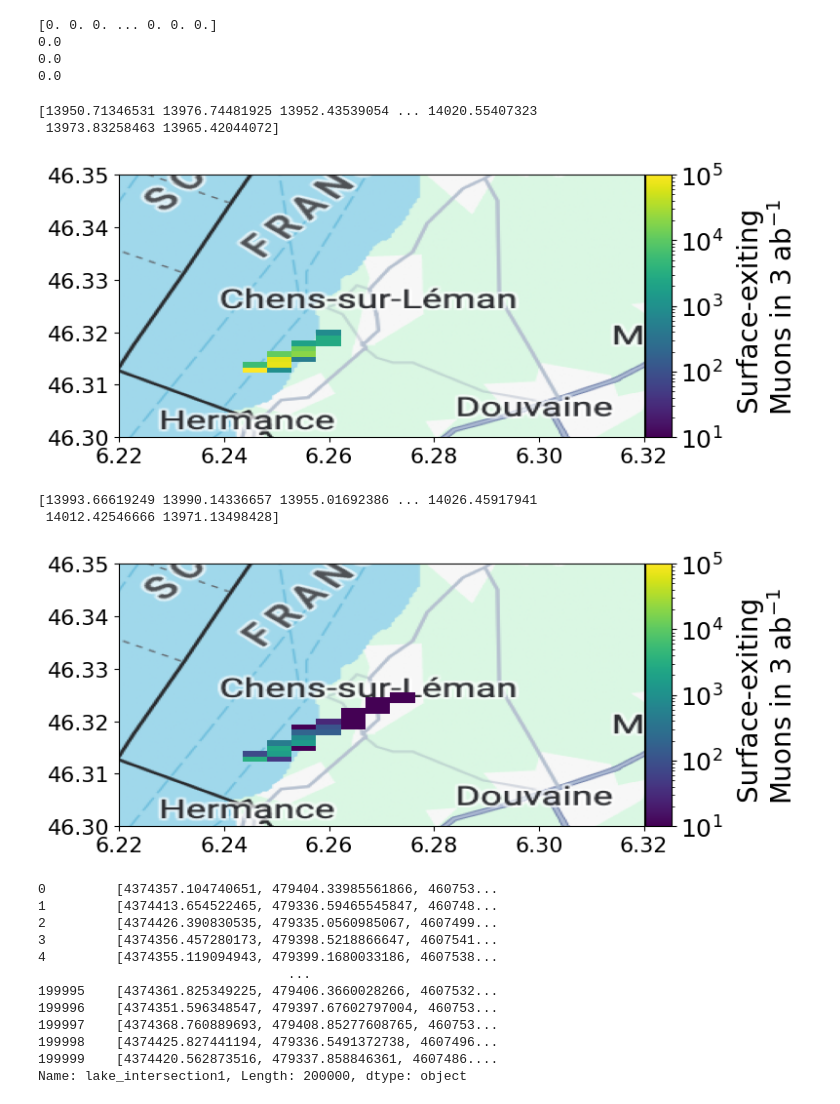
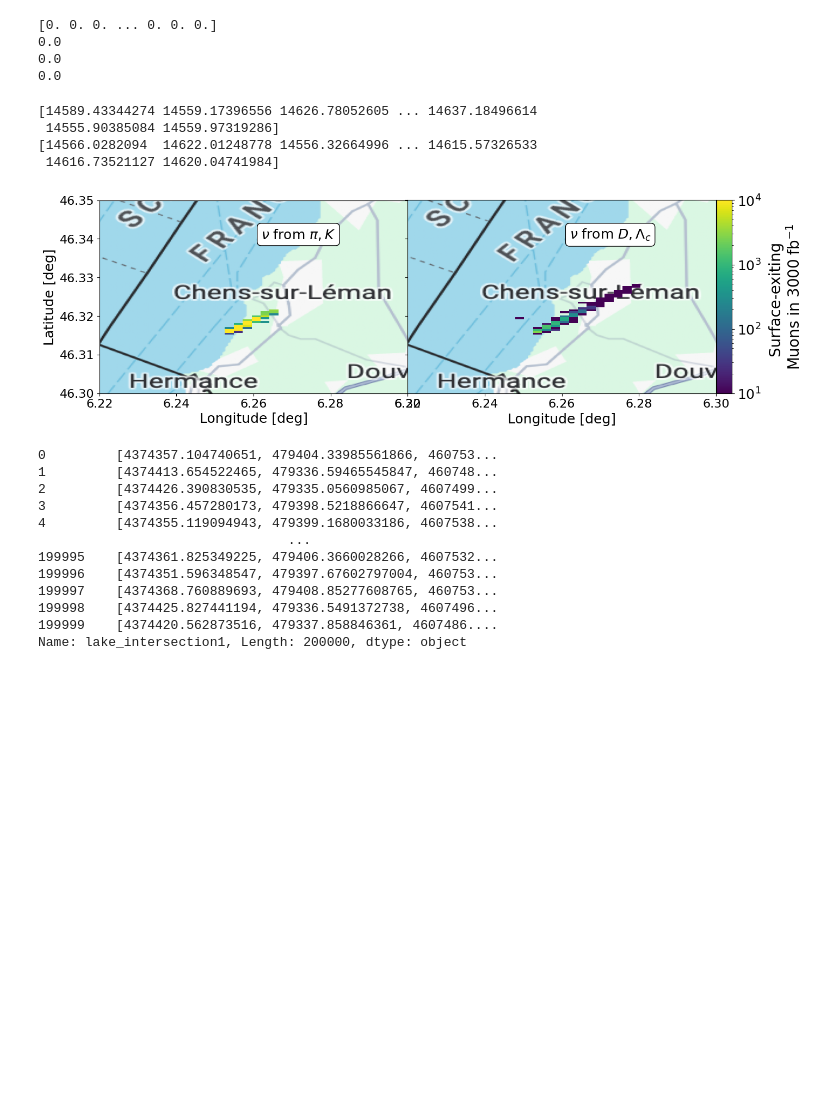
Before and after one commit to nickkamp1/Lake_Geneva_Neutrinos, a Jupyter notebook: MuonSimulation.ipynb, the cells around one changed output. Cells and saved outputs as stored; diff of their text form; code cells hidden in the pictures; blank space fills up the shorter version.

```diff
--- a/MuonSimulation.ipynb
+++ b/MuonSimulation.ipynb
@@ -37,8 +37,8 @@ plt.show()
 # %% [output]
 [figure]
 # %%
-light_simulation = MuonSimulation('Data/MuonSimulation/LHCb_LHC13_QGSJET_light_lake_CC_14000_100.parquet')
-charm_simulation = MuonSimulation('Data/MuonSimulation/LHCb_LHC13_BDGJKR_charm_lake_CC_14000_100.parquet')
+light_simulation = MuonSimulation('Data/MuonSimulation/LHCb_LHC13_QGSJET_light_lake_CC_14602_100.parquet')
+charm_simulation = MuonSimulation('Data/MuonSimulation/LHCb_LHC13_BDGJKR_charm_lake_CC_14602_100.parquet')
 Nl = np.sum(light_simulation.data["DIS_distance"]!=0)
 Nc = np.sum(charm_simulation.data["DIS_distance"]!=0)
 print(Nl,Nc)
@@ -247,59 +247,69 @@ for simulation in [light_simulation,charm_simulation]:
 # %%
 length_cut = 500
 rad_cut = 5
-detector_center = 14000
+detector_center = 14602
 
 def Xf(E,rho=1):
         return 1./(rho * 5e-4) * np.log(1 + 2e-3 * E)
+
+
+fig,ax = plt.subplots(1,2,sharey=True,figsize=(15,12),gridspec_kw={'width_ratios': [0.95, 1]})
+plt.subplots_adjust(wspace=0)
+
 
 for i,simulation in enumerate([light_simulation,charm_simulation]):
     lat_edges = [46.3,46.35]#[46.18,46.43]
     lon_edges = [6.22,6.45]#[5.99,6.45]
     muon_mask = abs(simulation.data["PDG"])==14
     muon_exits = np.array(list(simulation.data["lepton_surface_intersection_lat_long"][muon_mask]))
-    nbins = 50
+    nbins = 100
     nu_weights = np.array(simulation.data['nu_weight']*simulation.data['interaction_probability'])*20 # 3 ab^-1
     beamline_dist = np.array(simulation.data['DIS_distance']*simulation.data['uz'])
     nu_profile = np.array([simulation.data['DIS_distance']*simulation.data['ux'],
                            simulation.data['DIS_distance']*simulation.data['uy']]).T
     nu_radius = np.sqrt(np.sum(nu_profile**2,axis=-1))
     print(beamline_dist)
     nu_weights *= (np.logical_and(beamline_dist<(detector_center+(length_cut/2)),
                                  beamline_dist>(detector_center-(length_cut/2))))
     nu_weights *= nu_radius < rad_cut
     mu_distance = np.linalg.norm(np.array(list(simulation.data["lepton_surface_intersection"]-simulation.data["DIS_location"])),axis=-1)
     nu_weights *= mu_distance < Xf(simulation.data["E"],rho=2.7)
-    h = plt.hist2d(muon_exits[:,1],muon_exits[:,0],
+    h = ax[i].hist2d(muon_exits[:,1],muon_exits[:,0],
                    bins=(np.linspace(*lon_edges,nbins),np.linspace(*lat_edges,nbins)),
-                   norm=mcolors.LogNorm(vmin=1e1,vmax=1e5),
+                   norm=mcolors.LogNorm(vmin=1e1,vmax=1e4),
                    weights=nu_weights[muon_mask])
 
     img = plt.imread("Figures/GoogleMaps.png")
-    plt.imshow(img,extent=[5.99,6.45,46.18,46.43],aspect=1)
-    plt.xlim(*lon_edges)
-    plt.ylim(*lat_edges)
-    plt.xlim(6.22,6.32)
-    plt.ylim(46.3,46.35)
+    ax[i].imshow(img,extent=[5.99,6.45,46.18,46.43],aspect=1)
+    ax[i].set_xlim(*lon_edges)
+    ax[i].set_ylim(*lat_edges)
+    ax[i].set_xlim(6.22,6.3)
+    ax[i].set_ylim(46.3,46.35)
+    ax[i].set_xlabel('Longitude [deg]')
+    if i==0: ax[i].set_ylabel('Latitude [deg]')
+    ax[i].text(6.262,46.34,r"$\nu$ from $%s$"%("\pi,K" if i==0 else "D,\Lambda_c"),fontsize=18,bbox=dict(facecolor='white', edgecolor='black', boxstyle='round'))
+
 
 
     # create an axes on the right side of ax. The width of cax will be 5%
     # of ax and the padding between cax and ax will be fixed at 0.05 inch.
-    divider = make_axes_locatable(plt.gca())
-    cax = divider.append_axes("right", size="5%", pad=0.01)
-    cbar = plt.colorbar(h[3],cax=cax)
-    cbar.ax.tick_params(labelsize=18)  # set your label size here
-    cbar.set_label("Surface-exiting \nMuons in "+r"$3\;{\rm ab}^{-1}$",fontsize=20,labelpad=10)
-    plt.tight_layout()
-    plt.savefig("Figures/MuonSurfaceExitFromLakeDetector_%s.pdf"%("light" if i==0 else "charm"),dpi=100)
+    if i==1:
+        divider = make_axes_locatable(ax[i])
+        cax = divider.append_axes("right", size="5%", pad=0.01)
+        cbar = plt.colorbar(h[3],cax=cax)
+        cbar.ax.tick_params(labelsize=18)  # set your label size here
+        cbar.set_label("Surface-exiting \nMuons in "+r"$3000\;{\rm fb}^{-1}$",fontsize=20,labelpad=10)
+#plt.tight_layout()
+plt.gcf().patch.set_alpha(0.0)
+plt.savefig("Figures/Nu2024_Poster/MuonSurfaceExitFromLakeDetector.pdf",dpi=100)
 
-    plt.show()
+plt.show()
 # %% [output]
-[13950.71346531 13976.74481925 13952.43539054 ... 14020.55407323
- 13973.83258463 13965.42044072]
+[14589.43344274 14559.17396556 14626.78052605 ... 14637.18496614
+ 14555.90385084 14559.97319286]
+[14566.0282094  14622.01248778 14556.32664996 ... 14615.57326533
+ 14616.73521127 14620.04741984]
-[figure, old version]
+[figure, new version]
-[13993.66619249 13990.14336657 13955.01692386 ... 14026.45917941
- 14012.42546666 13971.13498428]
-[figure, removed]
 # %%
 light_simulation.data["lake_intersection1"]
 # %% [output]
```
Also changed, not shown: 5 other files.
